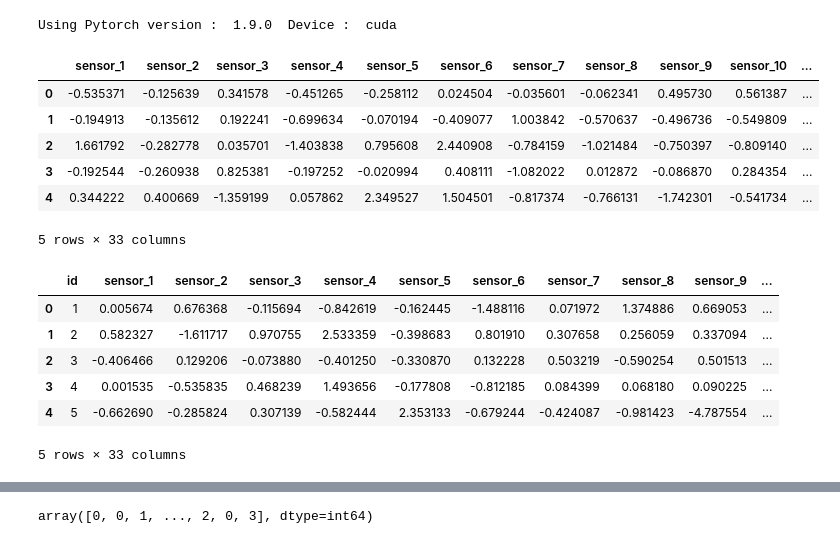
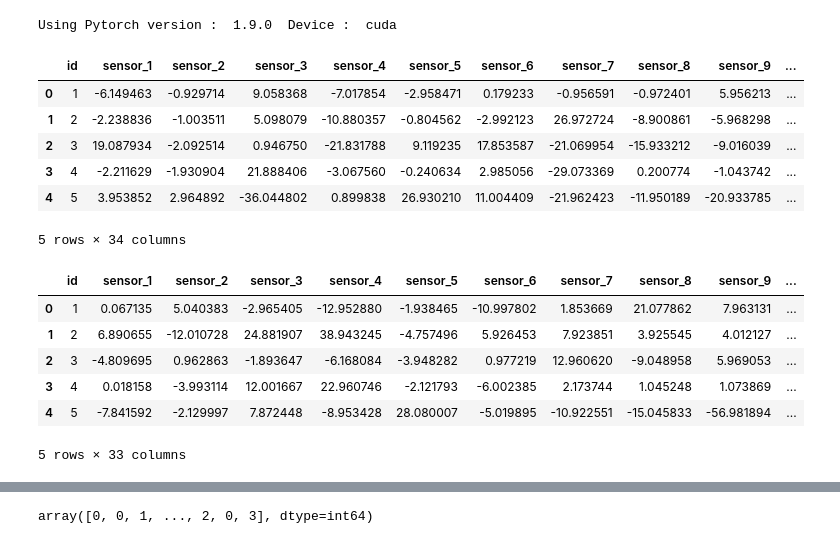
Before and after one commit to bub3690/dacon_study, a Jupyter notebook: hand_classification/baseline.ipynb, the cells around one changed output, grey strips where cells are left out. Saved outputs shown, nothing was run; the diff lists cells and outputs as text; code cells hidden in the pictures.

```diff
--- a/hand_classification/baseline.ipynb
+++ b/hand_classification/baseline.ipynb
@@ -31,13 +31,13 @@ print('Using Pytorch version : ',torch.__version__,' Device : ',DEVICE)
 # %% [output]
 Using Pytorch version :  1.9.0  Device :  cuda
 # %%
-train=pd.read_csv("./data/train_std.csv")
+train=pd.read_csv("./data/train.csv")
 train.head()
 # %% [output]
-|  | sensor_1 | sensor_2 | sensor_3 | sensor_4 | sensor_5 | sensor_6 | sensor_7 | sensor_8 | sensor_9 | sensor_10 | ... |
-| 0 | -0.535371 | -0.125639 | 0.341578 | -0.451265 | -0.258112 | 0.024504 | -0.035601 | -0.062341 | 0.495730 | 0.561387 | ... |
-| 1 | -0.194913 | -0.135612 | 0.192241 | -0.699634 | -0.070194 | -0.409077 | 1.003842 | -0.570637 | -0.496736 | -0.549809 | ... |
-| 2 | 1.661792 | -0.282778 | 0.035701 | -1.403838 | 0.795608 | 2.440908 | -0.784159 | -1.021484 | -0.750397 | -0.809140 | ... |
-| 3 | -0.192544 | -0.260938 | 0.825381 | -0.197252 | -0.020994 | 0.408111 | -1.082022 | 0.012872 | -0.086870 | 0.284354 | ... |
-| 4 | 0.344222 | 0.400669 | -1.359199 | 0.057862 | 2.349527 | 1.504501 | -0.817374 | -0.766131 | -1.742301 | -0.541734 | ... |
+|  | id | sensor_1 | sensor_2 | sensor_3 | sensor_4 | sensor_5 | sensor_6 | sensor_7 | sensor_8 | sensor_9 | ... |
+| 0 | 1 | -6.149463 | -0.929714 | 9.058368 | -7.017854 | -2.958471 | 0.179233 | -0.956591 | -0.972401 | 5.956213 | ... |
+| 1 | 2 | -2.238836 | -1.003511 | 5.098079 | -10.880357 | -0.804562 | -2.992123 | 26.972724 | -8.900861 | -5.968298 | ... |
+| 2 | 3 | 19.087934 | -2.092514 | 0.946750 | -21.831788 | 9.119235 | 17.853587 | -21.069954 | -15.933212 | -9.016039 | ... |
+| 3 | 4 | -2.211629 | -1.930904 | 21.888406 | -3.067560 | -0.240634 | 2.985056 | -29.073369 | 0.200774 | -1.043742 | ... |
+| 4 | 5 | 3.953852 | 2.964892 | -36.044802 | 0.899838 | 26.930210 | 11.004409 | -21.962423 | -11.950189 | -20.933785 | ... |
-5 rows × 33 columns
+5 rows × 34 columns
@@ -44,13 +46,13 @@ train.head()
 # %%
-test=pd.read_csv("./data/test_std.csv")
+test=pd.read_csv("./data/test.csv")
 test.head()
 # %% [output]
 |  | id | sensor_1 | sensor_2 | sensor_3 | sensor_4 | sensor_5 | sensor_6 | sensor_7 | sensor_8 | sensor_9 | ... |
-| 0 | 1 | 0.005674 | 0.676368 | -0.115694 | -0.842619 | -0.162445 | -1.488116 | 0.071972 | 1.374886 | 0.669053 | ... |
-| 1 | 2 | 0.582327 | -1.611717 | 0.970755 | 2.533359 | -0.398683 | 0.801910 | 0.307658 | 0.256059 | 0.337094 | ... |
-| 2 | 3 | -0.406466 | 0.129206 | -0.073880 | -0.401250 | -0.330870 | 0.132228 | 0.503219 | -0.590254 | 0.501513 | ... |
-| 3 | 4 | 0.001535 | -0.535835 | 0.468239 | 1.493656 | -0.177808 | -0.812185 | 0.084399 | 0.068180 | 0.090225 | ... |
-| 4 | 5 | -0.662690 | -0.285824 | 0.307139 | -0.582444 | 2.353133 | -0.679244 | -0.424087 | -0.981423 | -4.787554 | ... |
+| 0 | 1 | 0.067135 | 5.040383 | -2.965405 | -12.952880 | -1.938465 | -10.997802 | 1.853669 | 21.077862 | 7.963131 | ... |
+| 1 | 2 | 6.890655 | -12.010728 | 24.881907 | 38.943245 | -4.757496 | 5.926453 | 7.923851 | 3.925545 | 4.012127 | ... |
+| 2 | 3 | -4.809695 | 0.962863 | -1.893647 | -6.168084 | -3.948282 | 0.977219 | 12.960620 | -9.048958 | 5.969053 | ... |
+| 3 | 4 | 0.018158 | -3.993114 | 12.001667 | 22.960746 | -2.121793 | -6.002385 | 2.173744 | 1.045248 | 1.073869 | ... |
+| 4 | 5 | -7.841592 | -2.129997 | 7.872448 | -8.953428 | 28.080007 | -5.019895 | -10.922551 | -15.045833 | -56.981894 | ... |
 5 rows × 33 columns
 # %%
 train
```
Also changed, not shown: parts of 4 cells of this notebook, 2 other files.
